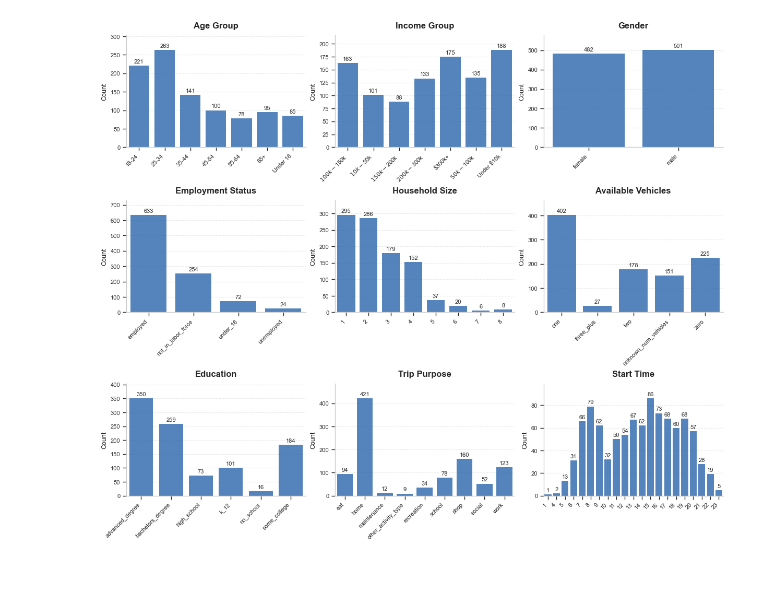
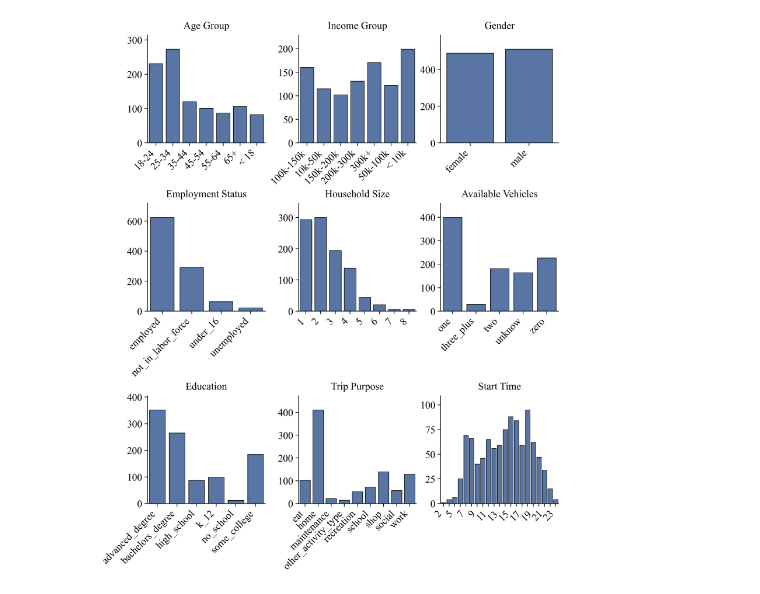
Before and after one commit to kekehurry/mobility_agent, a Jupyter notebook: exp0_data_visualization.ipynb, the cells around one changed output. Saved outputs shown, nothing was run; the diff lists cells and outputs as text; code cells hidden in the pictures.

```diff
--- a/exp0_data_visualization.ipynb
+++ b/exp0_data_visualization.ipynb
@@ -2,11 +2,8 @@
 import pandas as pd
 from baseline.data import load_data
 
-data_file = "models/mobility_agent/mobility_agent_0.csv"
-data_df = pd.read_csv(data_file)
-
-# data_file = "data/reference/replica-cambridge_trips.csv"
-# data_df = load_data(data_file)
+data_file = "data/reference/replica-cambridge_trips.csv"
+data_df = load_data(data_file)
 
 data_df.head()
 # %% [output]
@@ -20,8 +17,4 @@ data_df.head()
 # Remove the trailing comma to make this a proper list
 primary_mode_list = ['walking', 'biking', 'auto_passenger', 'public_transit','private_auto', 'on_demand_auto','other_travel_mode']
 duration_minutes_list = ['0-10','10-20', '20-30', '30-40', '40-50', '50-60']
-
-# Filter the dataframe with valid output
-data_df = data_df[data_df['predicted_mode'].isin(primary_mode_list)]
-data_df = data_df[data_df['predicted_duration'].isin(duration_minutes_list)]
-print(len(data_df))
+plot_columns = ['age_group','income_group','gender','employment_status','household_size','available_vehicles','education','trip_purpose','start_time']
@@ -78,64 +24,78 @@ import seaborn as sns
 import numpy as np
 
 # 设置学术风格的图表参数
-plt.style.use('seaborn-v0_8-whitegrid')
-sns.set_context("paper", font_scale=1.2, rc={
-    "font.family": "serif",
-    "font.serif": ["Times", "Palatino", "Georgia"],
-    "text.usetex": False,
-    "axes.titlesize": 12,
-    "axes.labelsize": 10,
-    "xtick.labelsize": 8,
-    "ytick.labelsize": 8,
+# plt.style.use('seaborn-v0_8-whitegrid')
+
+plt.rcParams.update({
+    'font.family': 'serif',
+    'font.serif': ['Times New Roman'],
+    'text.usetex': False,
+    'axes.labelsize': 12,
+    'axes.titlesize': 14,
+    'xtick.labelsize': 11,
+    'ytick.labelsize': 11,
+    'legend.fontsize': 11,
+    'figure.titlesize': 14,
+    'figure.dpi': 300,
+    'savefig.dpi': 300,
+    'figure.autolayout': True
 })
 
+sns.set_context("paper", font_scale=1.8)
+
 # 创建图表
-fig, axes = plt.subplots(3, 3, figsize=(12, 10), constrained_layout=True)
+fig, axes = plt.subplots(3,3, figsize=(10, 12), constrained_layout=True)
 axes = axes.flatten()
 
 # 设置统一的颜色 - 选择学术风格的蓝色
-UNIFIED_COLOR = '#1565C0'  # 适度的蓝色，学术风格
-ALPHA = 0.8  # 透明度
+UNIFIED_COLOR = '#4C72B0'  # 适度的蓝色，学术风格
+# ALPHA = 0.8  # 透明度
 
 # 为每个分类变量创建可视化
-for i, col in enumerate(plot_columns):
+for i, col in enumerate(plot_columns[:len(axes)]):
     # 计算分布
     value_counts = data_df[col].value_counts().sort_index()
 
     # 创建条形图 - 使用统一颜色
     ax = axes[i]
     bars = sns.barplot(x=value_counts.index, y=value_counts.values,
-                       ax=ax, color=UNIFIED_COLOR, alpha=ALPHA)
+                       ax=ax, color=UNIFIED_COLOR,edgecolor='black',linewidth=0.8)
 
     # 添加数值标签
-    for p in bars.patches:
-        ax.annotate(f'{int(p.get_height())}',
-                   (p.get_x() + p.get_width() / 2., p.get_height()),
-                   ha='center', va='bottom',
-                   fontsize=8, xytext=(0, 2),
-                   textcoords='offset points')
+    # for p in bars.patches:
+    #     ax.annotate(f'{int(p.get_height())}',
+    #                (p.get_x() + p.get_width() / 2., p.get_height()),
+    #                ha='center', va='bottom',
+    #                fontsize=10, xytext=(0, 2),
+    #                textcoords='offset points')
 
     # 设置标题和标签
-    ax.set_title(f'{col.replace("_", " ").title()}',
-                fontweight='bold', pad=10)
+    ax.set_title(f'{col.replace("_", " ").title()}', pad=10, fontsize=16)
     ax.set_xlabel('')
-    ax.set_ylabel('Count', fontsize=9)
+    ax.set_ylabel('')
 
     # 旋转x轴标签
-    plt.setp(ax.get_xticklabels(), rotation=45, ha='right')
+    plt.setp( ax.get_xticklabels(), rotation=45, ha='right')
+    # Get the text from each label, replace "$" character, and set back
+    labels = [item.get_text().replace("$", "").replace("Under","<").replace("unknown_num_vehicles","unknow") for item in ax.get_xticklabels()]
+    if i == 8:
+        # ax.set_xticklabels([x for i,x in enumerate(labels) if i%2==0 else ""])
+        ax.set_xticklabels([x if i%2==0 else "" for i,x in enumerate(labels)])
+    else:
+        ax.set_xticklabels(labels)
 
     # 移除顶部和右侧边框
     ax.spines['top'].set_visible(False)
     ax.spines['right'].set_visible(False)
 
     # 添加网格线(仅y轴方向)
-    ax.yaxis.grid(True, linestyle='--', alpha=0.4)
+    ax.yaxis.grid(False)
     ax.xaxis.grid(False)
 
     # 调整y轴范围
     ax.set_ylim(0, value_counts.max() * 1.15)
 
 # 显示图表
 plt.show()
 # %% [output]
-[figure, old version]
+[figure, new version]
```
Also changed, not shown: parts of 8 cells of this notebook, 46 other files.
